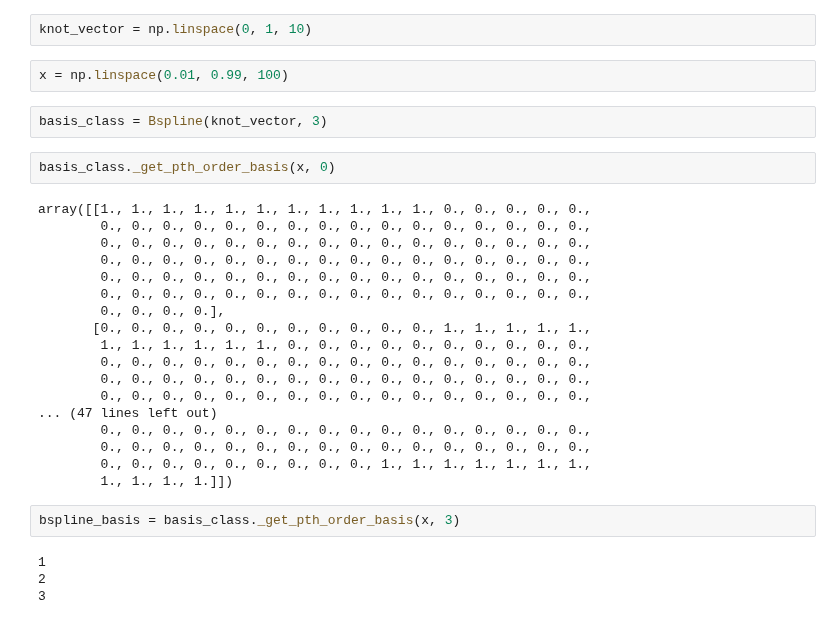
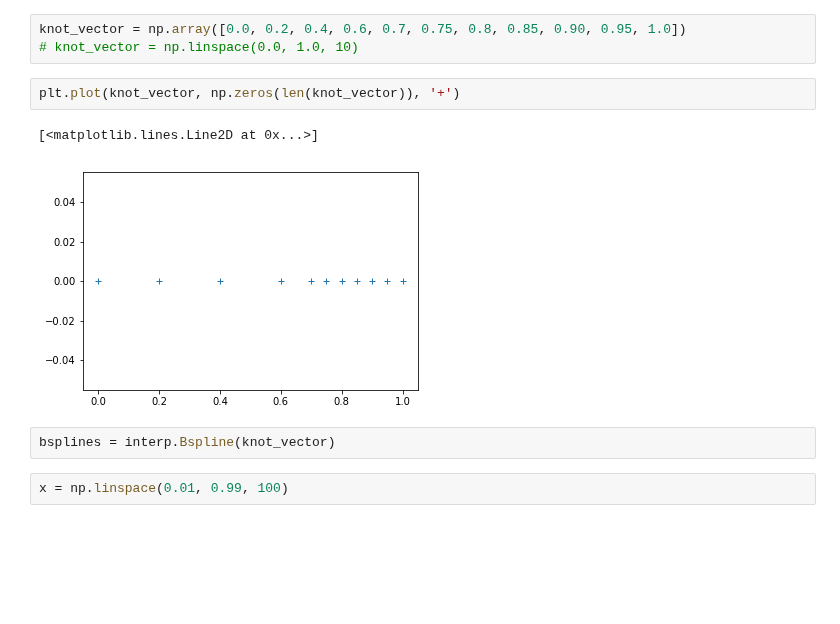
Before and after one commit to mijordan3/BNP_sensitivity, a Jupyter notebook: GMM_clustering/jupyter/interpolation.ipynb, the cells around one changed output. Cells and saved outputs as stored; diff of their text form; blank space fills up the shorter version.

Commit message:
interpolation library

```diff
--- a/GMM_clustering/jupyter/interpolation.ipynb
+++ b/GMM_clustering/jupyter/interpolation.ipynb
@@ -68,32 +12,12 @@ class Bspline():
-# %%
-knot_vector = np.linspace(0, 1, 10)
+# %%
+knot_vector = np.array([0.0, 0.2, 0.4, 0.6, 0.7, 0.75, 0.8, 0.85, 0.90, 0.95, 1.0])
+# knot_vector = np.linspace(0.0, 1.0, 10)
+# %%
+plt.plot(knot_vector, np.zeros(len(knot_vector)), '+')
+# %% [output]
+[<matplotlib.lines.Line2D at 0x...>]
+[figure, added]
+# %%
+bsplines = interp.Bspline(knot_vector)
 # %%
 x = np.linspace(0.01, 0.99, 100)
-# %%
-basis_class = Bspline(knot_vector, 3)
-# %%
-basis_class._get_pth_order_basis(x, 0)
-# %% [output]
-array([[1., 1., 1., 1., 1., 1., 1., 1., 1., 1., 1., 0., 0., 0., 0., 0.,
-        0., 0., 0., 0., 0., 0., 0., 0., 0., 0., 0., 0., 0., 0., 0., 0.,
-        0., 0., 0., 0., 0., 0., 0., 0., 0., 0., 0., 0., 0., 0., 0., 0.,
-        0., 0., 0., 0., 0., 0., 0., 0., 0., 0., 0., 0., 0., 0., 0., 0.,
-        0., 0., 0., 0., 0., 0., 0., 0., 0., 0., 0., 0., 0., 0., 0., 0.,
-        0., 0., 0., 0., 0., 0., 0., 0., 0., 0., 0., 0., 0., 0., 0., 0.,
-        0., 0., 0., 0.],
-       [0., 0., 0., 0., 0., 0., 0., 0., 0., 0., 0., 1., 1., 1., 1., 1.,
-        1., 1., 1., 1., 1., 1., 0., 0., 0., 0., 0., 0., 0., 0., 0., 0.,
-        0., 0., 0., 0., 0., 0., 0., 0., 0., 0., 0., 0., 0., 0., 0., 0.,
-        0., 0., 0., 0., 0., 0., 0., 0., 0., 0., 0., 0., 0., 0., 0., 0.,
-        0., 0., 0., 0., 0., 0., 0., 0., 0., 0., 0., 0., 0., 0., 0., 0.,
-... (47 lines left out)
-        0., 0., 0., 0., 0., 0., 0., 0., 0., 0., 0., 0., 0., 0., 0., 0.,
-        0., 0., 0., 0., 0., 0., 0., 0., 0., 0., 0., 0., 0., 0., 0., 0.,
-        0., 0., 0., 0., 0., 0., 0., 0., 0., 1., 1., 1., 1., 1., 1., 1.,
-        1., 1., 1., 1.]])
-# %%
-bspline_basis = basis_class._get_pth_order_basis(x, 3)
-# %% [output]
-1
-2
-3
```
Also changed, not shown: parts of 15 cells of this notebook, 1 other file.
